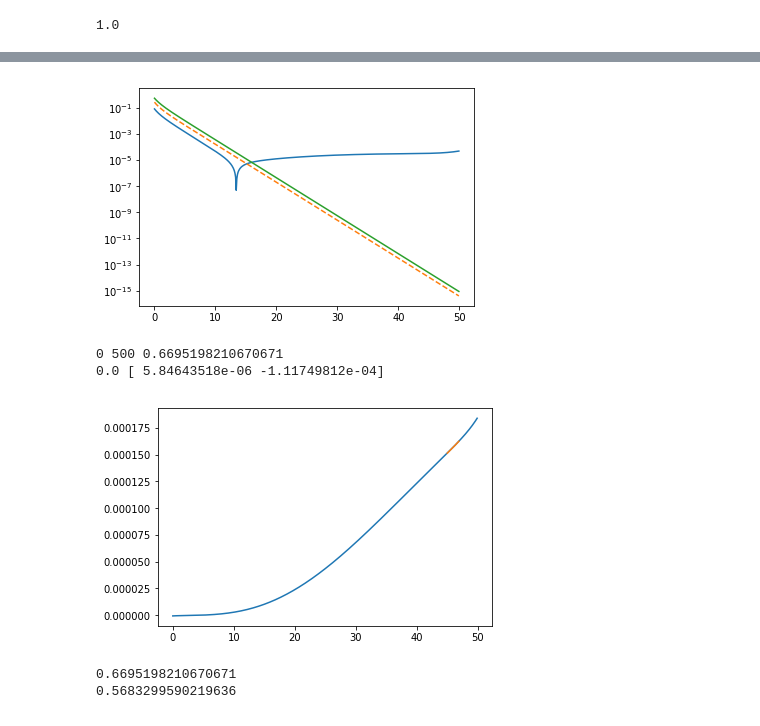
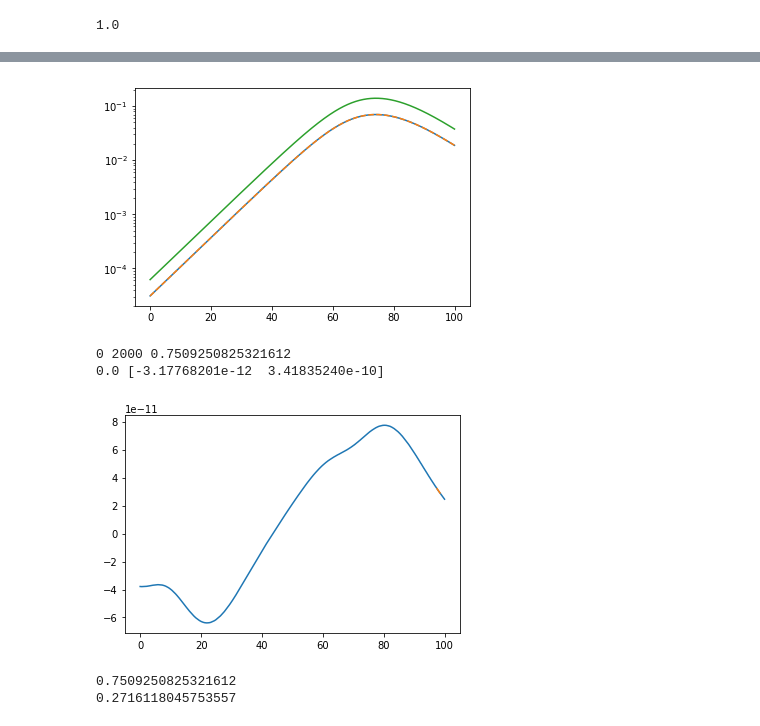
Before and after one commit to bpiotrzkowski/Double-Null-Code, a Jupyter notebook: All Function Checker.ipynb, the cells around one changed output, grey strips where cells are left out. Cells and saved outputs as stored; diff of their text form; code cells hidden in the pictures.

```diff
--- a/All Function Checker.ipynb
+++ b/All Function Checker.ipynb
@@ -18,6 +18,6 @@ import ODE_utils as odeu
 #!jt -t onedork -cellw 90%
 # %%
-uscal=25
+uscal=10
 vscal=5
 extraterms=True
 # %%
@@ -140,7 +130,7 @@ else:
 def fr(r,M,Q,Lambda):
     return 1-2*M/r+Q**2.0/r**2.0-Lambda*r**2.0/3.0
 
-sol = optimize.root(fr,[0.7,1.31,50.0],args=(M,Q,Lambda), method='hybr',tol=.0000001)
+sol = optimize.root(fr,[0.1,1.7,50.0],args=(M,Q,Lambda), method='hybr',tol=.0000001)
 rminus=sol.x[0]
 rplus=sol.x[1]
 rcosm=sol.x[2]
@@ -179,4 +169,4 @@ k+: 0.17725882758140576 k-: 0.6695198210670671 kc: 0.05059493102255175
 # %%
-uval=25#334#2100
+uval=1000#Nu-1#680#334#2100
 print(0,Nu)
 # %% [output]
@@ -450,30 +478,31 @@ print(0.0,kappacosm)
 # %%
 #plt.plot(vrange2,np.abs(massnp[uval]))
 plt.plot(vrange2,np.abs(drnpv[uval]))
 plt.plot(vrange2,np.abs(drnpu[uval]),'--')
 plt.plot(vrange2,np.abs(np.exp(signp[uval])))
 #plt.ylim(massnp[uval,-1]-.00000000001,massnp[uval,-1]+.00000000001)
 #plt.xscale('log')
 plt.yscale('log')
 #plt.xlim(100,300)
 plt.show()
 print(0,Nv,kappaminus)
 v1=Nv-50
 v2=Nv-30
-print(0.0,np.polyfit(vrange2[v1:v2],np.log(np.abs(massnp[uval][v1:v2])),1.0))
-plt.plot(vrange2,np.log(np.abs(massnp[uval])))
-plt.plot(vrange2[v1:v2],np.log(np.abs(massnp[uval][v1:v2])))
+uval2=uval
+print(0.0,np.polyfit(vrange2[v1:v2],np.log(np.abs(massnp[uval2][v1:v2])),1.0))
+plt.plot(vrange2,np.log(np.abs(massnp[uval2])))
+plt.plot(vrange2[v1:v2],np.log(np.abs(massnp[uval2][v1:v2])))
 plt.show()
 
 print(kappaminus)
 print(kappaminus-2*kappacosm)
 # %% [output]
-[figure, old version]
+[figure, new version]
-0 500 0.6695198210670671
-0.0 [ 5.84643518e-06 -1.11749812e-04]
+0 2000 0.7509250825321612
+0.0 [-3.17768201e-12  3.41835240e-10]
-[figure, old version]
+[figure, new version]
-0.6695198210670671
-0.5683299590219636
+0.7509250825321612
+0.2716118045753557
 # %%
 for i in range(int(Nu/100)):
     i2=100*i
```
Also changed, not shown: parts of 40 cells of this notebook, 4 other files.
